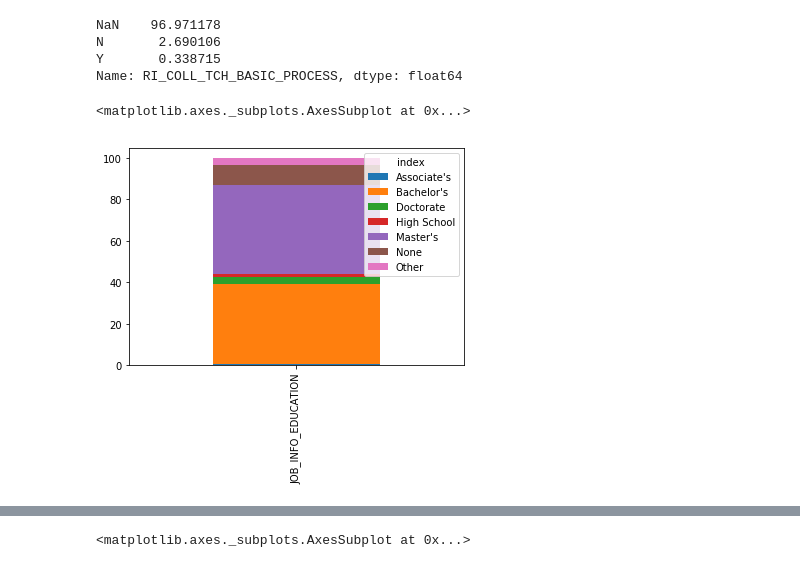
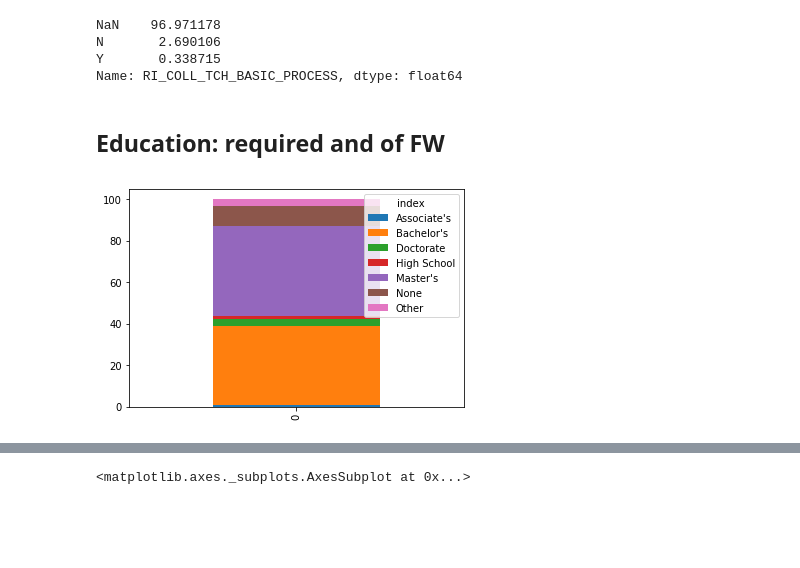
Before and after one commit to jukeboxj/USLC, a Jupyter notebook: EDA-Copy1.ipynb, the cells around one changed output, grey strips where cells are left out. Cells and saved outputs as stored; diff of their text form; code cells hidden in the pictures; blank space fills up the shorter version.

```diff
--- a/EDA-Copy1.ipynb
+++ b/EDA-Copy1.ipynb
@@ -176,6 +178,8 @@ NaN    96.971178
 N       2.690106
 Y       0.338715
 Name: RI_COLL_TCH_BASIC_PROCESS, dtype: float64
+# %% [markdown]
+## Education: required and of FW
 # %%
 job_info = (data['JOB_INFO_EDUCATION'].value_counts(dropna=False) / data['JOB_INFO_EDUCATION'].value_counts(dropna=False).sum()) * 100
 # %%
@@ -185,10 +187,13 @@ pivot_table(tbl_info, columns )
+# %%
+tmp_pivot = tmp_pivot.reset_index()
+del tmp_pivot['index']
 # %%
 %matplotlib inline
 import matplotlib.pyplot as plt
 #ind_code_det = ind_code_det.set_index('Name')
 tmp_pivot.plot.bar(stacked=True)
-#plt.savefig('Industries.png')
+plt.xlabel("")
+plt.savefig('Education degree mins.png')
 # %% [output]
-<matplotlib.axes._subplots.AxesSubplot at 0x...>
-[figure, old version]
+[figure, new version]
 # %%
```
Also changed, not shown: parts of 24 cells of this notebook.
